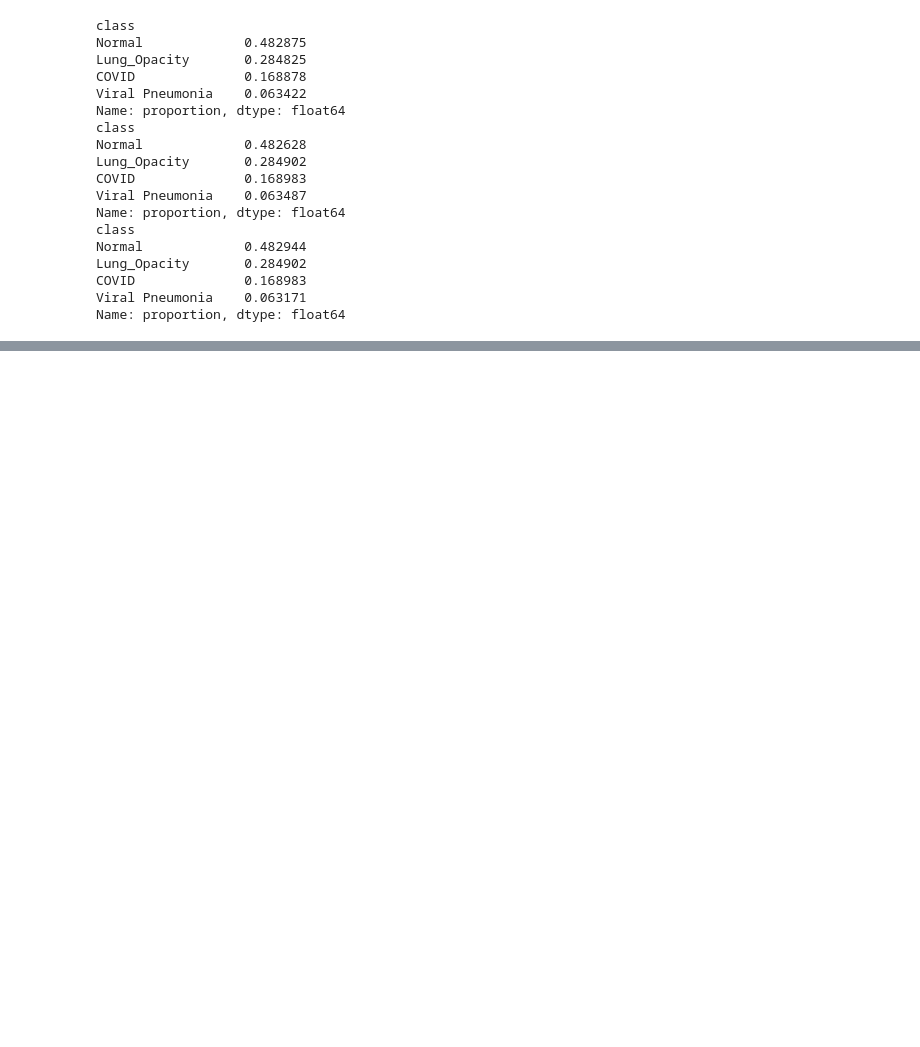
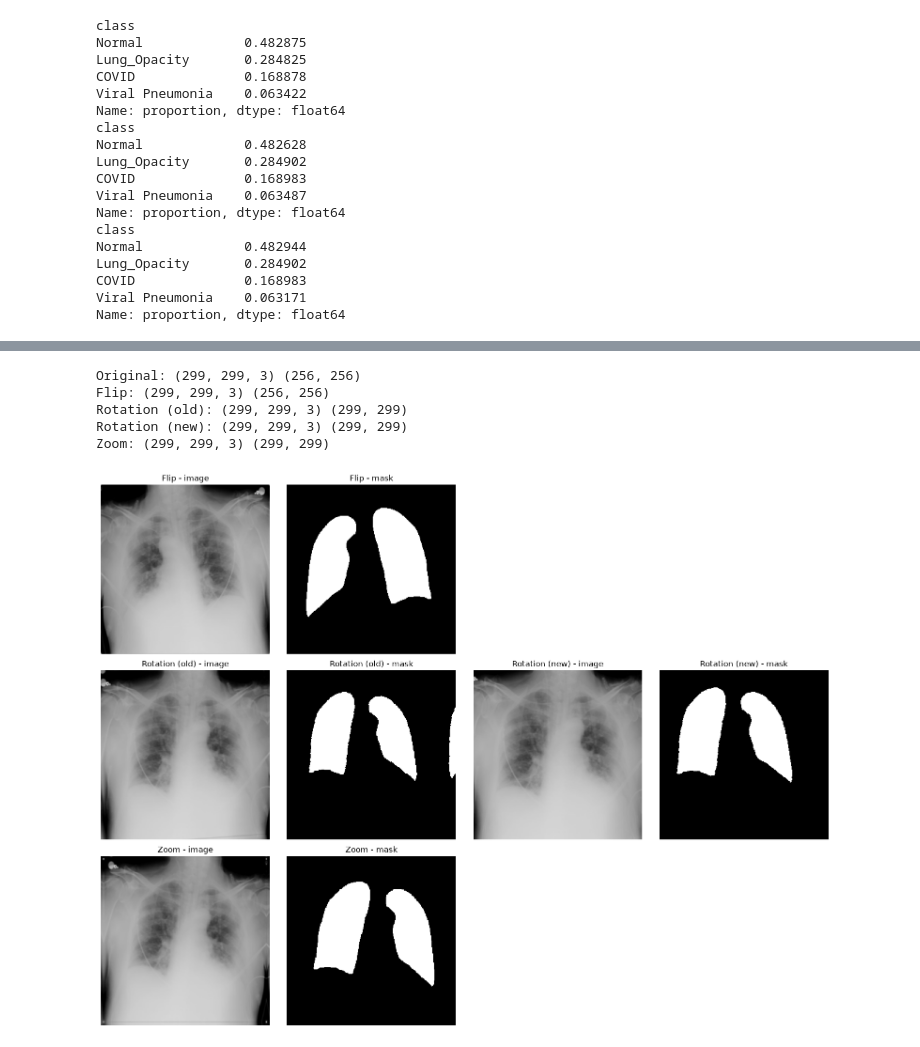
Before and after one commit to DataScientest-Studio/jun26_bds_int_covid, a Jupyter notebook: notebooks/02_preprocessing.ipynb, the cells around one changed output, grey strips where cells are left out. Saved outputs shown, nothing was run; the diff lists cells and outputs as text; code cells hidden in the pictures; blank space fills up the shorter version.

```diff
--- a/notebooks/02_preprocessing.ipynb
+++ b/notebooks/02_preprocessing.ipynb
@@ -256,6 +277,71 @@ def augment_pair(img, mask):
         img = _random_brightness_contrast(img)
 
     return img, mask
+# %%
+import matplotlib.pyplot as plt
+
+
+img = cv2.imread("../data/processed/COVID/images/COVID-1.png")
+img = cv2.cvtColor(img, cv2.COLOR_BGR2RGB)
+mask = cv2.imread("../data/processed/COVID/masks/COVID-1.png", cv2.IMREAD_GRAYSCALE)
+
+flip_img, flip_mask = _random_flip(img.copy(), mask.copy())
+
+random.seed(42)
+old_rot_img, old_rot_mask = _random_rotation_old(img.copy(), mask.copy())
+random.seed(42)
+new_rot_img, new_rot_mask = _random_rotation_with_zoom(img.copy(), mask.copy())
+
+zoom_img, zoom_mask = _random_zoom(img.copy(), mask.copy())
+
+print("Original:", img.shape, mask.shape)
+print("Flip:", flip_img.shape, flip_mask.shape)
+print("Rotation (old):", old_rot_img.shape, old_rot_mask.shape)
+print("Rotation (new):", new_rot_img.shape, new_rot_mask.shape)
+print("Zoom:", zoom_img.shape, zoom_mask.shape)
+
+fig, axes = plt.subplots(3, 4, figsize=(16, 12))
+
+axes[0, 0].imshow(flip_img)
+axes[0, 0].set_title("Flip - image")
+axes[0, 0].axis("off")
+axes[0, 1].imshow(flip_mask, cmap="gray")
+axes[0, 1].set_title("Flip - mask")
+axes[0, 1].axis("off")
+for col in (2, 3):
+    axes[0, col].axis("off")
+
+axes[1, 0].imshow(old_rot_img)
+axes[1, 0].set_title("Rotation (old) - image")
+axes[1, 0].axis("off")
+axes[1, 1].imshow(old_rot_mask, cmap="gray")
+axes[1, 1].set_title("Rotation (old) - mask")
+axes[1, 1].axis("off")
+axes[1, 2].imshow(new_rot_img)
+axes[1, 2].set_title("Rotation (new) - image")
+axes[1, 2].axis("off")
+axes[1, 3].imshow(new_rot_mask, cmap="gray")
+axes[1, 3].set_title("Rotation (new) - mask")
+axes[1, 3].axis("off")
+
+axes[2, 0].imshow(zoom_img)
+axes[2, 0].set_title("Zoom - image")
+axes[2, 0].axis("off")
+axes[2, 1].imshow(zoom_mask, cmap="gray")
+axes[2, 1].set_title("Zoom - mask")
+axes[2, 1].axis("off")
+for col in (2, 3):
+    axes[2, col].axis("off")
+
+plt.tight_layout()
+plt.show()
+# %% [output]
+Original: (299, 299, 3) (256, 256)
+Flip: (299, 299, 3) (256, 256)
+Rotation (old): (299, 299, 3) (299, 299)
+Rotation (new): (299, 299, 3) (299, 299)
+Zoom: (299, 299, 3) (299, 299)
+[figure, added]
 # %%
 import matplotlib.pyplot as plt
 
```
Also changed, not shown: parts of 4 cells of this notebook, 1 other file.
